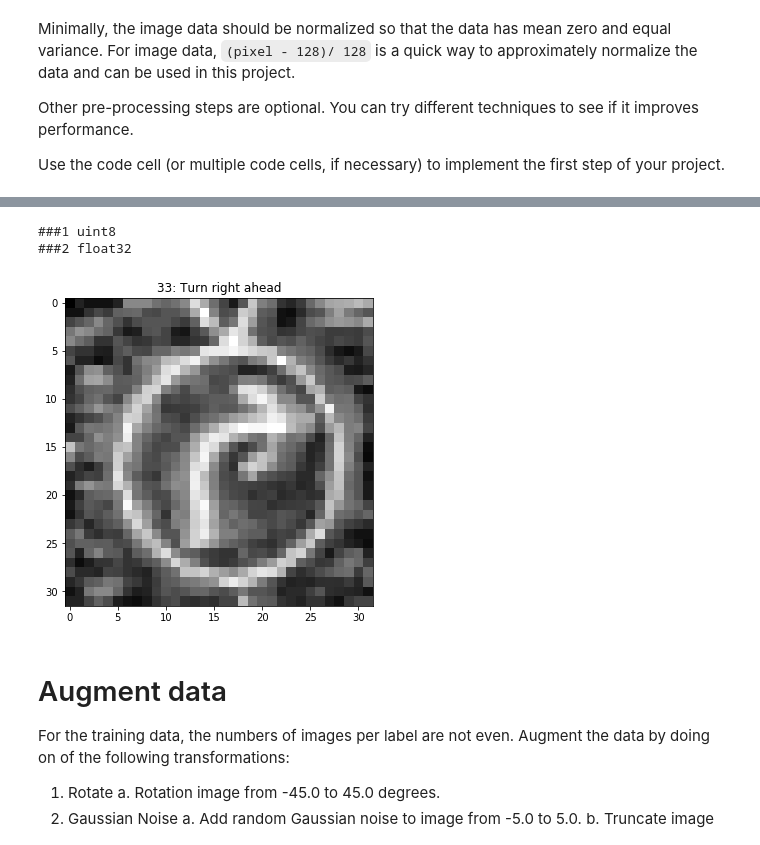
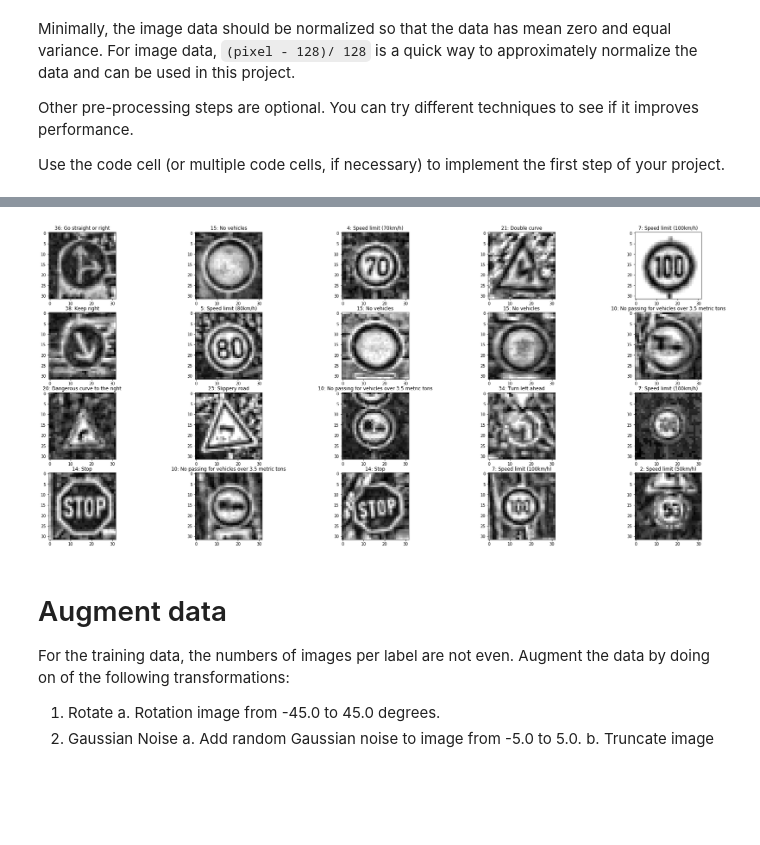
Before and after one commit to ekkus93/CarND-Traffic-Sign-Classifier-Project, a Jupyter notebook: Traffic_Sign_Classifier.ipynb, the cells around one changed output, grey strips where cells are left out. Saved outputs shown, nothing was run; the diff lists cells and outputs as text; code cells hidden in the pictures; blank space fills up the shorter version.

```diff
--- a/Traffic_Sign_Classifier.ipynb
+++ b/Traffic_Sign_Classifier.ipynb
@@ -120,19 +120,21 @@ def apply_to_layers(image, apply_fnc):
 
     return np.stack(image_arr)
 # %%
+import warnings
+
 def apply_histogram_equalization(image):
     gray_image = cv2.cvtColor(image, cv2.COLOR_BGR2GRAY)
-    print("###1", gray_image.dtype)
     gray_image = gray_image.astype(np.float32)/255.0
-    print("###2", gray_image.dtype)
     assert gray_image.min() >= 0 and gray_image.max() <= 255
 
-    print("###3")
+    warnings.filterwarnings("ignore")
     equalized_image = exposure.equalize_adapthist(gray_image)
-    print("###4")
+    warnings.resetwarnings()
 
-    #print(equalized_image.dtype)
-    return (255.0*equalized_image).astype(np.uint8)
+    equalized_image = (255.0*equalized_image).astype(np.uint8)
+    assert equalized_image.min() >= 0 and equalized_image.max() <= 255
+
+    return equalized_image
 # %%
 apply_histogram_equalization(X_train[3])
 # %% [output]
@@ -520,10 +526,8 @@ display_X_y_images(X_train, y_train, signnames_pd, 20, 40)
 # %%
-display_X_y_images(X_train, y_train, signnames_pd, 2, 3, use_gray=True,
+display_X_y_images(X_train, y_train, signnames_pd, 20, 40, use_gray=True,
                    apply_fnc=apply_histogram_equalization)
 # %% [output]
-###1 uint8
-###2 float32
-[figure, old version]
+[figure, new version]
 # %% [markdown]
 # Augment data
 
```
Also changed, not shown: parts of 28 cells of this notebook.
